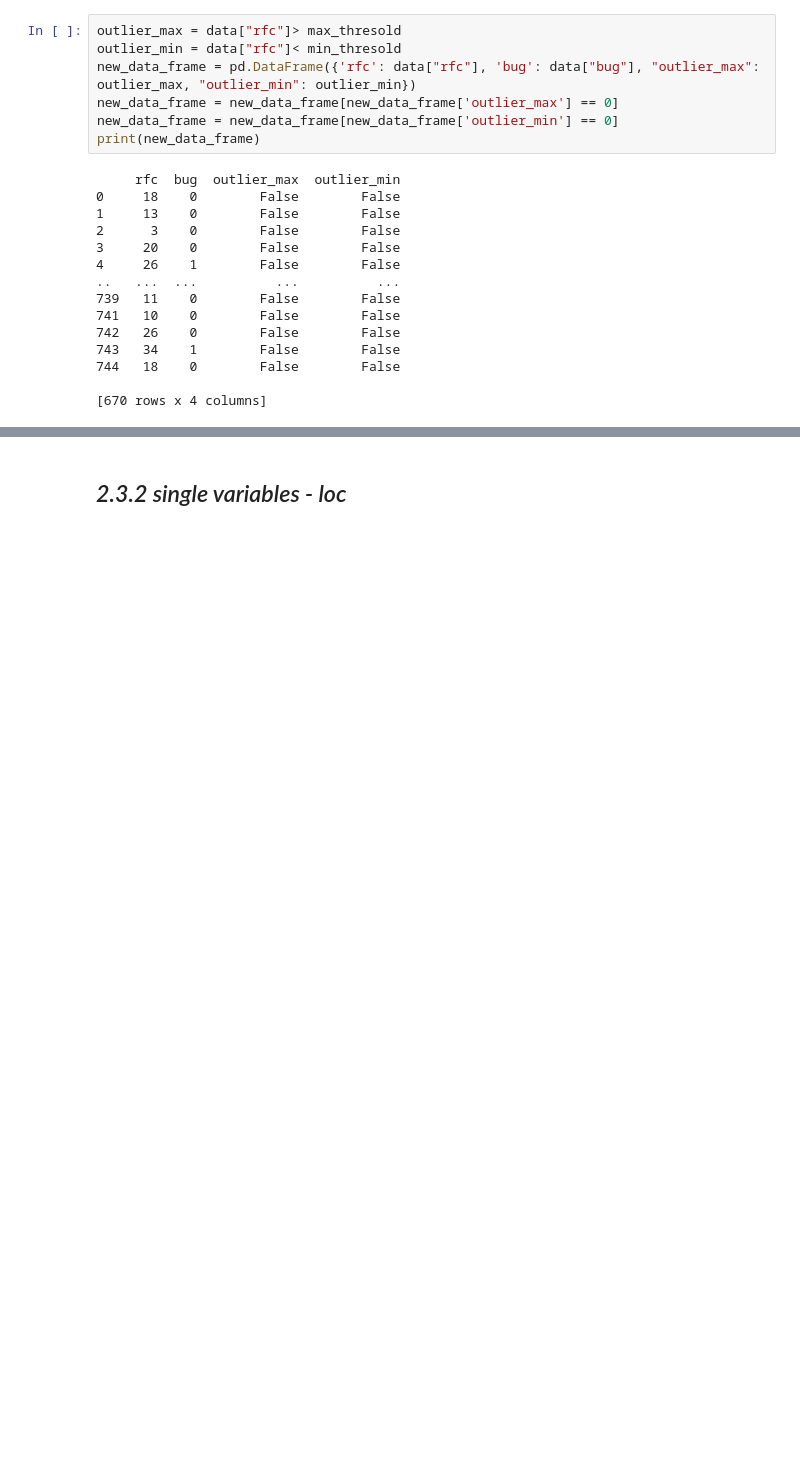
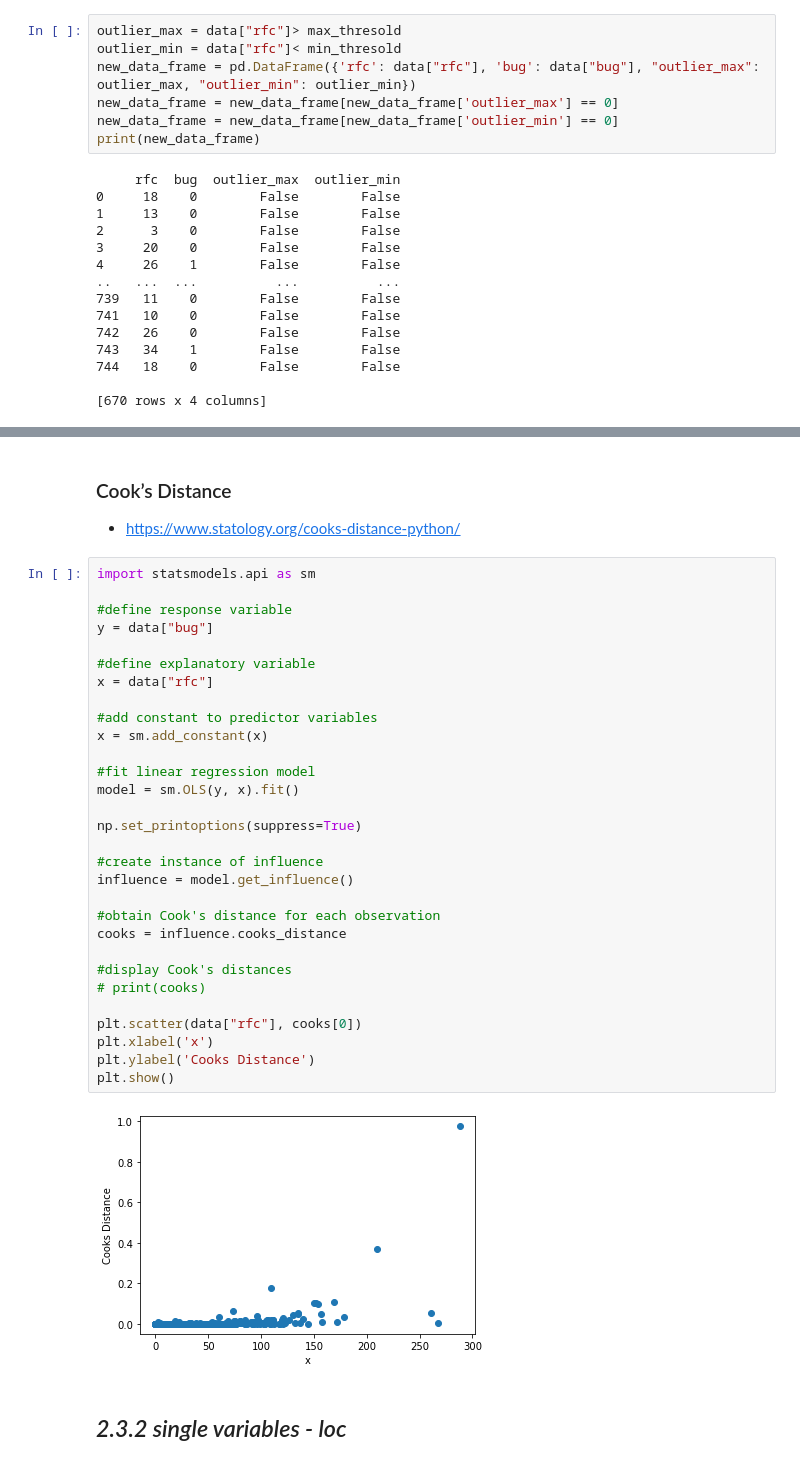
Before and after one commit to francobelloni85/UniSoftwareQualityExam, a Jupyter notebook: SoftwareQualityExam.ipynb, the cells around one changed output, grey strips where cells are left out. Drawn from its saved outputs; the diff is of its cells as text; blank space fills up the shorter version.

Commit message:
[ADD] Cook’s Distance

```diff
--- a/SoftwareQualityExam.ipynb
+++ b/SoftwareQualityExam.ipynb
@@ -338,3 +346,38 @@ print(np.count_nonzero(outlier_2))
+# %% [markdown]
+### Cook’s Distance
+- https://www.statology.org/cooks-distance-python/
+# %%
+import statsmodels.api as sm
+
+#define response variable
+y = data["bug"]
+
+#define explanatory variable
+x = data["rfc"]
+
+#add constant to predictor variables
+x = sm.add_constant(x)
+
+#fit linear regression model
+model = sm.OLS(y, x).fit()
+
+np.set_printoptions(suppress=True)
+
+#create instance of influence
+influence = model.get_influence()
+
+#obtain Cook's distance for each observation
+cooks = influence.cooks_distance
+
+#display Cook's distances
+# print(cooks)
+
+plt.scatter(data["rfc"], cooks[0])
+plt.xlabel('x')
+plt.ylabel('Cooks Distance')
+plt.show()
+# %% [output]
+[figure, added]
 # %% [markdown]
 ## _2.3.2 single variables - loc_
 # %% [markdown]
```
Also changed, not shown: parts of 4 cells of this notebook.
